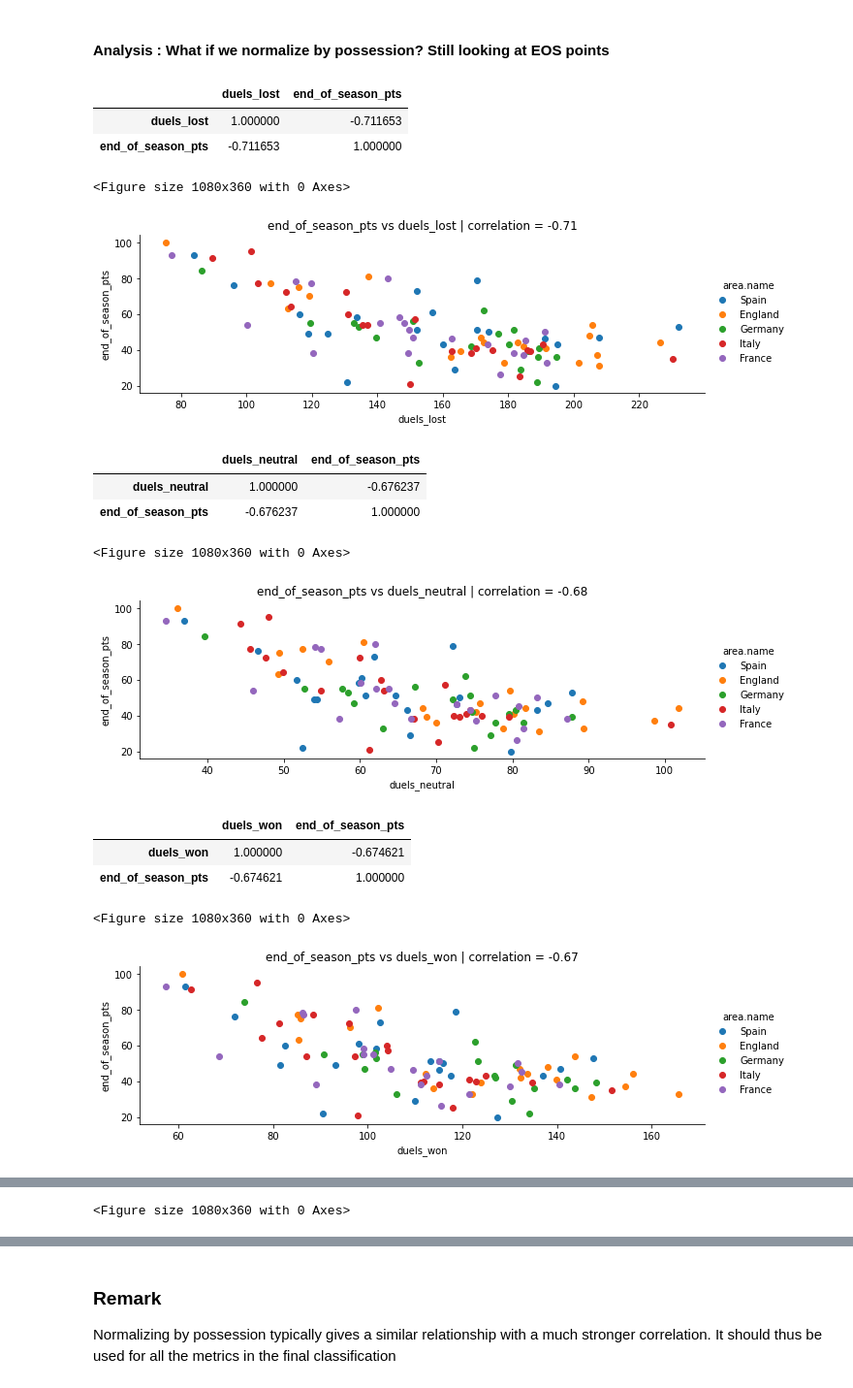
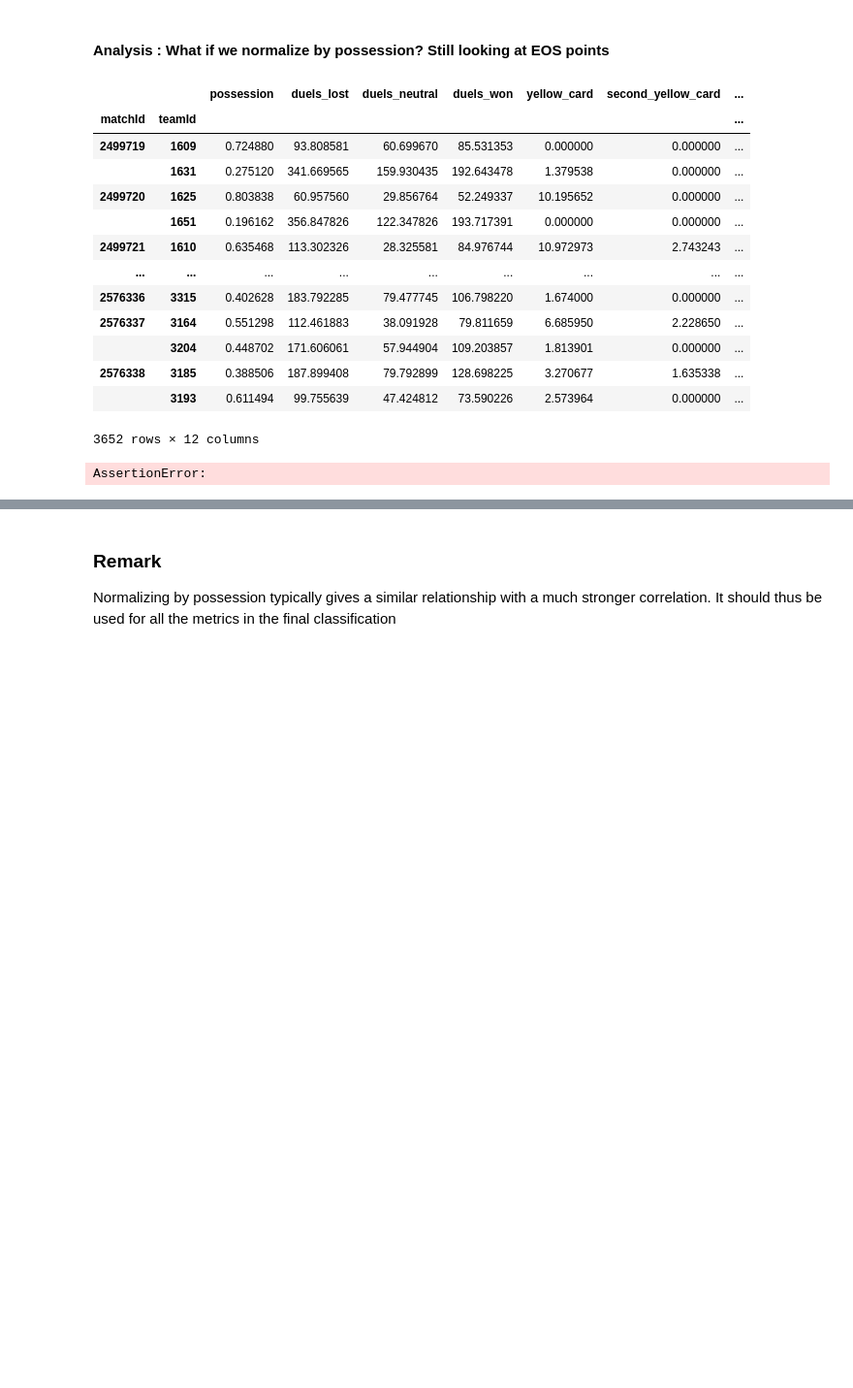
Before and after one commit to arifmoh2/thesis_soccer, a Jupyter notebook: notebooks/10_defensive_metrics.ipynb, the cells around one changed output, grey strips where cells are left out. Shown: that part at 97% size. Saved outputs shown, nothing was run; the diff lists cells and outputs as text; code cells hidden in the pictures; blank space fills up the shorter version.

```diff
--- a/notebooks/10_defensive_metrics.ipynb
+++ b/notebooks/10_defensive_metrics.ipynb
@@ -285,47 +284,52 @@ for metric in ['duels_lost',
 # %% [markdown]
 #### Analysis : What if we normalize by possession? Still looking at EOS points
 # %%
-atts = [c for c in tmp.columns if c!='possession' and c not in performance.columns]
+atts = [c for c in tmp.columns if c not in ['possession', 'duels_lost', 'duels_neutral', 'duels_won','dangerous_ball_lost']
+        and c not in performance.columns]
 
 master_norm = master.copy()
-master_norm[atts] = master_norm[atts].div(master_norm['possession'], axis=0)
+master_norm[['duels_lost', 'duels_neutral', 'duels_won','dangerous_ball_lost']] = master_norm[['duels_lost', 'duels_neutral', 'duels_won','dangerous_ball_lost']].div(master_norm['possession'], axis=0)
+master_norm[atts] = master_norm[atts].div(1 - master_norm['possession'], axis=0)
+
+display(master_norm)
+assert 0
 
 tmp = pd.concat([master_norm.mean(level=1), performance], axis=1)
 
 for metric in ['duels_lost',
                'duels_neutral',
                'duels_won',
                'yellow_card',
                'second_yellow_card',
                'total_fouls',
                'dangerous_ball_lost',
                'interception_total',
                'interception_inside_box',
                'sliding_tackle_total',
                'sliding_tackle_inside_box']:
 
     display(tmp[[metric, 'end_of_season_pts']].corr())
 
     plt.figure(figsize=(15, 5))
     fg = seaborn.FacetGrid(data=tmp, hue='area.name', hue_order=tmp['area.name'].unique(), aspect=3)
     fg.map(pyplot.scatter, metric, 'end_of_season_pts').add_legend()
     plt.title('end_of_season_pts vs {} | correlation = {}'.format(metric, tmp[[metric, 'end_of_season_pts']].corr().to_numpy()[0][1].round(2)))
     #plt.text(.3, 0.5,'$\\rho$=0.52', fontsize=18)
     plt.savefig('../figures/defense_metrics/counts_normalized/{}'.format(metric), bbox_inches='tight')
     plt.show()
 # %% [output]
-|  | duels_lost | end_of_season_pts |
-| duels_lost | 1.000000 | -0.711653 |
-| end_of_season_pts | -0.711653 | 1.000000 |
+|  |  | possession | duels_lost | duels_neutral | duels_won | yellow_card | second_yellow_card | ... |
+| matchId | teamId |  |  |  |  |  |  | ... |
+| 2499719 | 1609 | 0.724880 | 93.808581 | 60.699670 | 85.531353 | 0.000000 | 0.000000 | ... |
+|  | 1631 | 0.275120 | 341.669565 | 159.930435 | 192.643478 | 1.379538 | 0.000000 | ... |
+| 2499720 | 1625 | 0.803838 | 60.957560 | 29.856764 | 52.249337 | 10.195652 | 0.000000 | ... |
+|  | 1651 | 0.196162 | 356.847826 | 122.347826 | 193.717391 | 0.000000 | 0.000000 | ... |
+| 2499721 | 1610 | 0.635468 | 113.302326 | 28.325581 | 84.976744 | 10.972973 | 2.743243 | ... |
+| ... | ... | ... | ... | ... | ... | ... | ... | ... |
+| 2576336 | 3315 | 0.402628 | 183.792285 | 79.477745 | 106.798220 | 1.674000 | 0.000000 | ... |
+| 2576337 | 3164 | 0.551298 | 112.461883 | 38.091928 | 79.811659 | 6.685950 | 2.228650 | ... |
+|  | 3204 | 0.448702 | 171.606061 | 57.944904 | 109.203857 | 1.813901 | 0.000000 | ... |
+| 2576338 | 3185 | 0.388506 | 187.899408 | 79.792899 | 128.698225 | 3.270677 | 1.635338 | ... |
+|  | 3193 | 0.611494 | 99.755639 | 47.424812 | 73.590226 | 2.573964 | 0.000000 | ... |
-<Figure size 1080x360 with 0 Axes>
+3652 rows × 12 columns
-[figure, removed]
-|  | duels_neutral | end_of_season_pts |
-| duels_neutral | 1.000000 | -0.676237 |
-| end_of_season_pts | -0.676237 | 1.000000 |
-<Figure size 1080x360 with 0 Axes>
+AssertionError:
-[figure, removed]
-|  | duels_won | end_of_season_pts |
-| duels_won | 1.000000 | -0.674621 |
-| end_of_season_pts | -0.674621 | 1.000000 |
-<Figure size 1080x360 with 0 Axes>
-[figure, removed]
@@ -335 +335,0 @@ for metric in ['duels_lost',
-<Figure size 1080x360 with 0 Axes>
```
Also changed, not shown: parts of 12 cells of this notebook, 13 other files.
